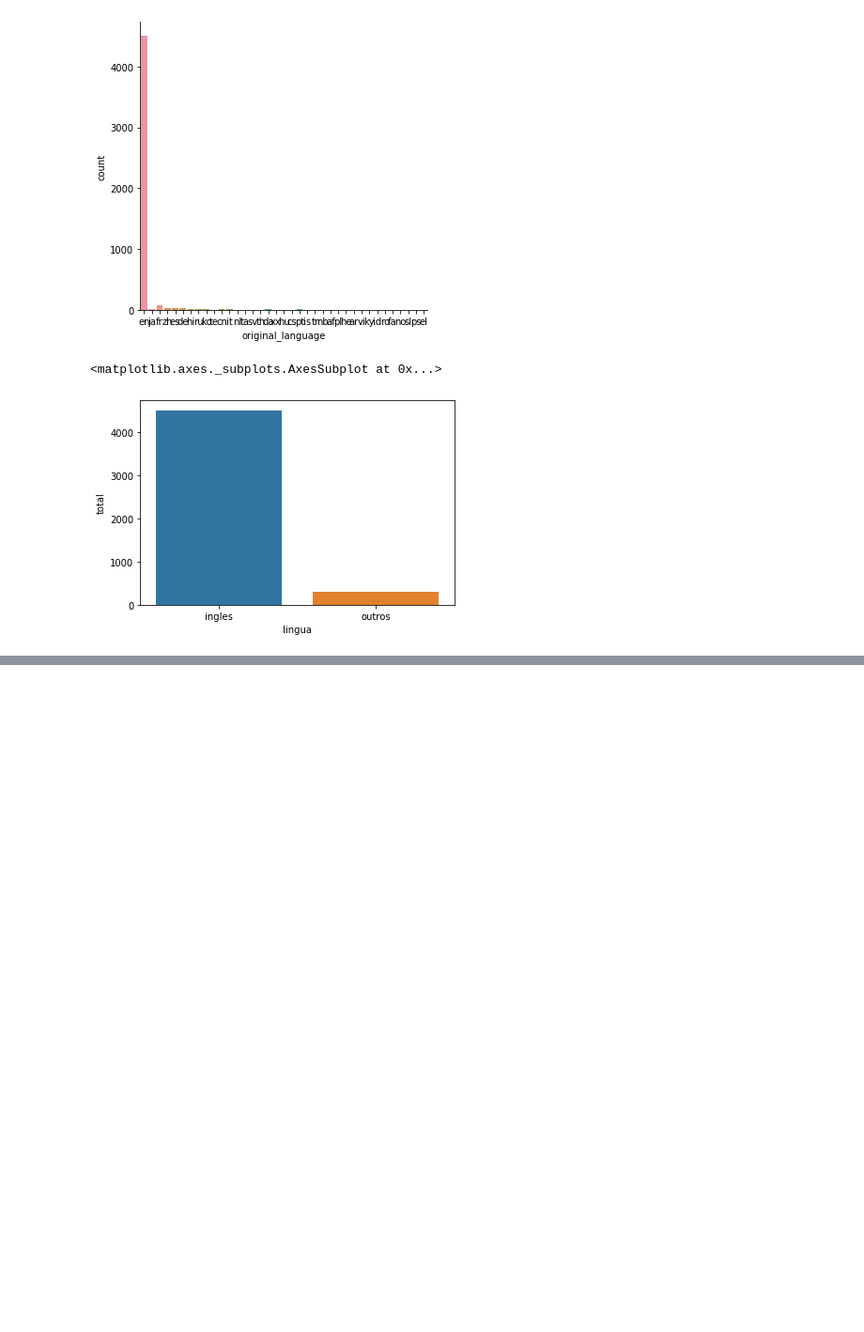
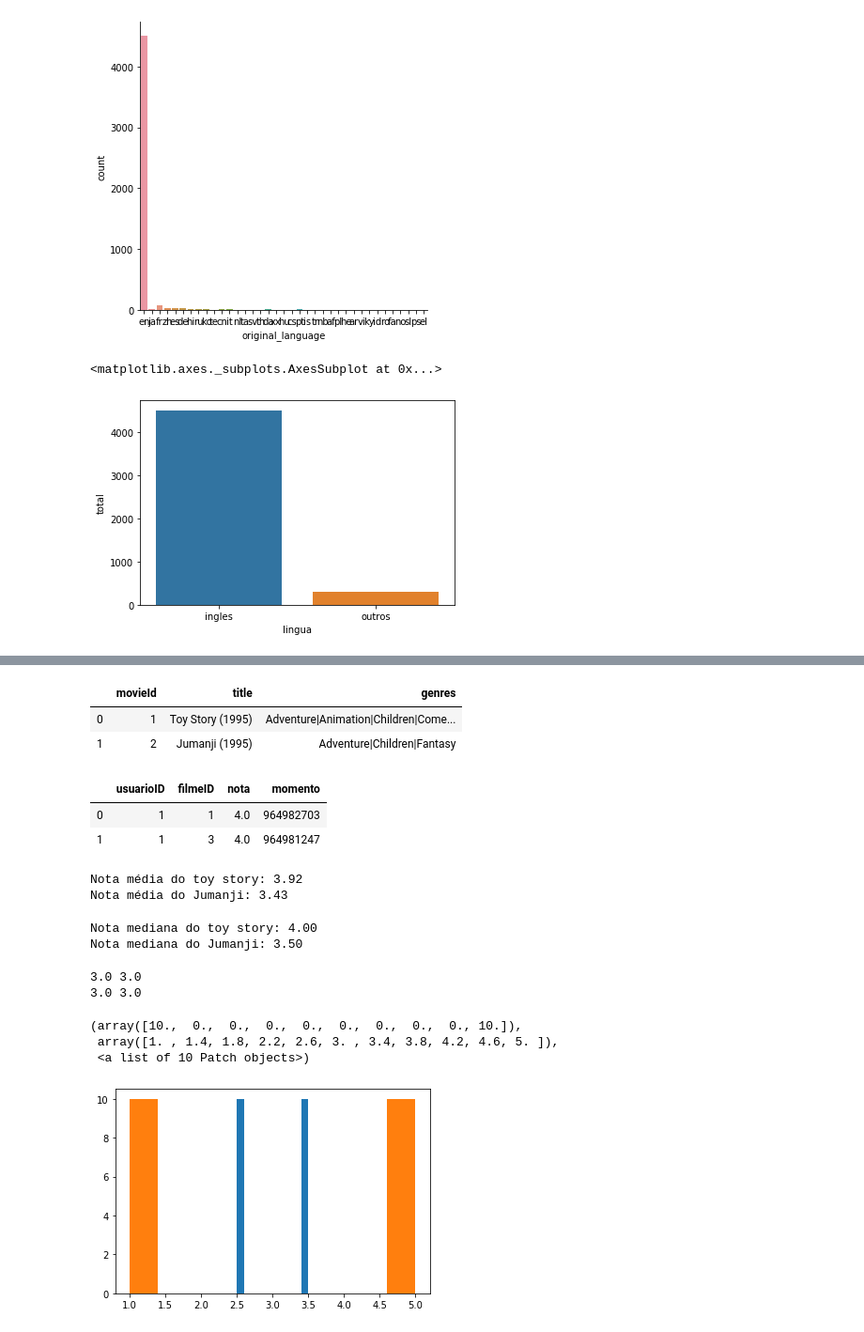
Before and after one commit to J0BS013/ExploratoryDataAnalysis, a Jupyter notebook: ExploratoryDataAnalysis.ipynb, the cells around one changed output, grey strips where cells are left out. Shown at 94% size. Saved outputs shown, nothing was run; the diff lists cells and outputs as text; code cells hidden in the pictures; blank space fills up the shorter version.

```diff
--- a/ExploratoryDataAnalysis.ipynb
+++ b/ExploratoryDataAnalysis.ipynb
@@ -245,0 +262,46 @@ plt.pie(contagem_de_lingua["Total"], labels = contagem_de_lingua["Original Langu
+# %%
+filmes.head(2)
+# %% [output]
+|  | movieId | title | genres |
+| 0 | 1 | Toy Story (1995) | Adventure|Animation|Children|Come... |
+| 1 | 2 | Jumanji (1995) | Adventure|Children|Fantasy |
+# %%
+notas.head(2)
+# %% [output]
+|  | usuarioID | filmeID | nota | momento |
+| 0 | 1 | 1 | 4.0 | 964982703 |
+| 1 | 1 | 3 | 4.0 | 964981247 |
+# %%
+notasToyStory = notas.query('filmeID==1')
+notasJumanji = notas.query('filmeID==2')
+
+print('Nota média do toy story: {:.2f}'.format(notasToyStory.nota.mean()))
+print('Nota média do Jumanji: {:.2f}'.format(notasJumanji.nota.mean()))
+# %% [output]
+Nota média do toy story: 3.92
+Nota média do Jumanji: 3.43
+# %%
+print('Nota mediana do toy story: {:.2f}'.format(notasToyStory.nota.median()))
+print('Nota mediana do Jumanji: {:.2f}'.format(notasJumanji.nota.median()))
+# %% [output]
+Nota mediana do toy story: 4.00
+Nota mediana do Jumanji: 3.50
+# %%
+import numpy as np
+
+filme1 = np.append(np.array([2.5] * 10),np.array([3.5] * 10))
+filme2 = np.append(np.array([5] * 10),np.array([1] * 10))
+# %%
+print(filme1.mean(), filme2.mean()) #A média pode enganar, não mostra a distriibuição
+print(np.median(filme1), np.median(filme2)) #A mediana pode enganar, não mostra a distriibuição
+# %% [output]
+3.0 3.0
+3.0 3.0
+# %%
+plt.hist(filme1)
+plt.hist(filme2)
+# %% [output]
+(array([10.,  0.,  0.,  0.,  0.,  0.,  0.,  0.,  0., 10.]),
+ array([1. , 1.4, 1.8, 2.2, 2.6, 3. , 3.4, 3.8, 4.2, 4.6, 5. ]),
+ <a list of 10 Patch objects>)
+[figure, added]
```
Also changed, not shown: parts of 12 cells of this notebook.
